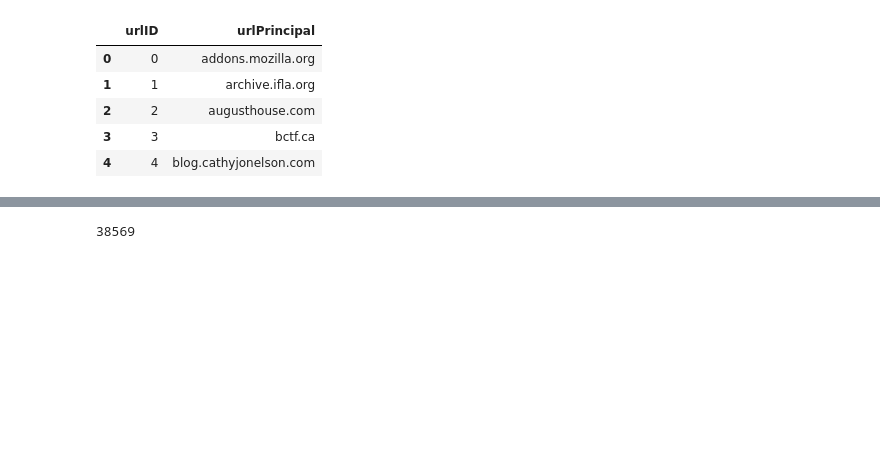
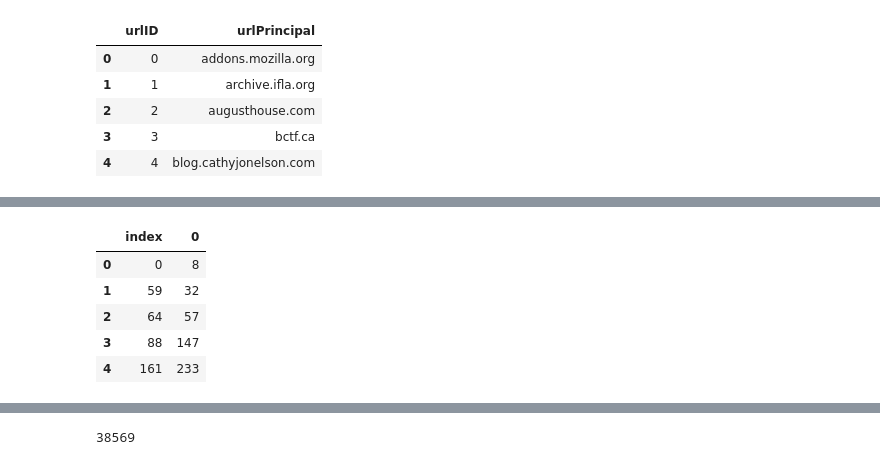
Before and after one commit to Ilmetov/Netology_ilmetov, a Jupyter notebook: RecSys/lection_4/lecture-4-HW.ipynb, the cells around one changed output, grey strips where cells are left out. Cells and saved outputs as stored; diff of their text form; code cells hidden in the pictures; blank space fills up the shorter version.

```diff
--- a/RecSys/lection_4/lecture-4-HW.ipynb
+++ b/RecSys/lection_4/lecture-4-HW.ipynb
@@ -82,3 +82,6 @@ urls.head()
 | 2 | 2 | augusthouse.com |
 | 3 | 3 | bctf.ca |
 | 4 | 4 | blog.cathyjonelson.com |
+# %%
+urls.drop('urlID', axis=1, inplace=True)
+urls['urlID'] = urls.index
@@ -84,0 +100,6 @@ urls.head()
+# %%
+item_lookup1 = user_url[['userID']].drop_duplicates()
+user_id_name = {}
+
+for index, row in item_lookup1.iterrows():
+    user_id_name[index] = row.userID
@@ -84,0 +108,11 @@ urls.head()
+# %%
+users = users.reset_index()
+users.sort_values(by=['index'])
+users.head()
+# %% [output]
+|  | index | 0 |
+| 0 | 0 | 8 |
+| 1 | 59 | 32 |
+| 2 | 64 | 57 |
+| 3 | 88 | 147 |
+| 4 | 161 | 233 |
```
Also changed, not shown: parts of 45 cells of this notebook.
